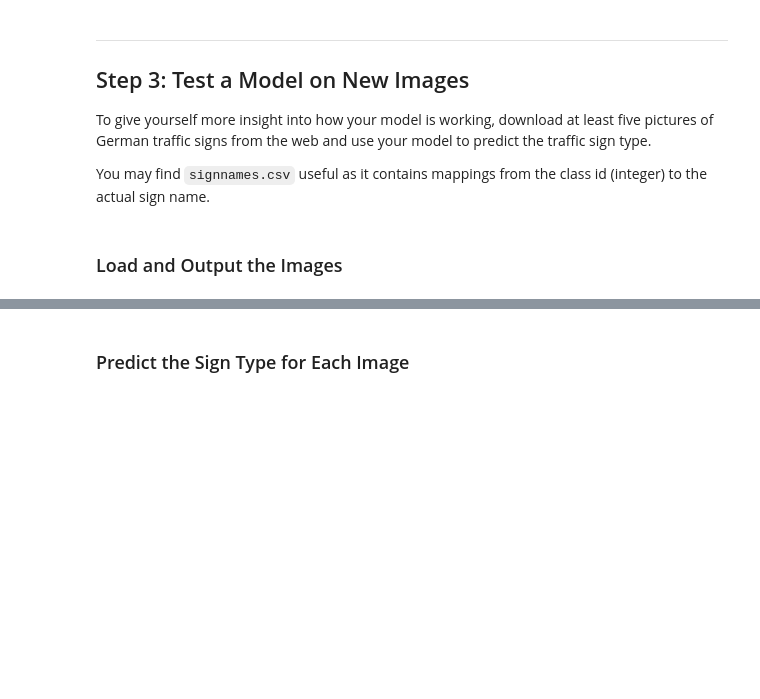
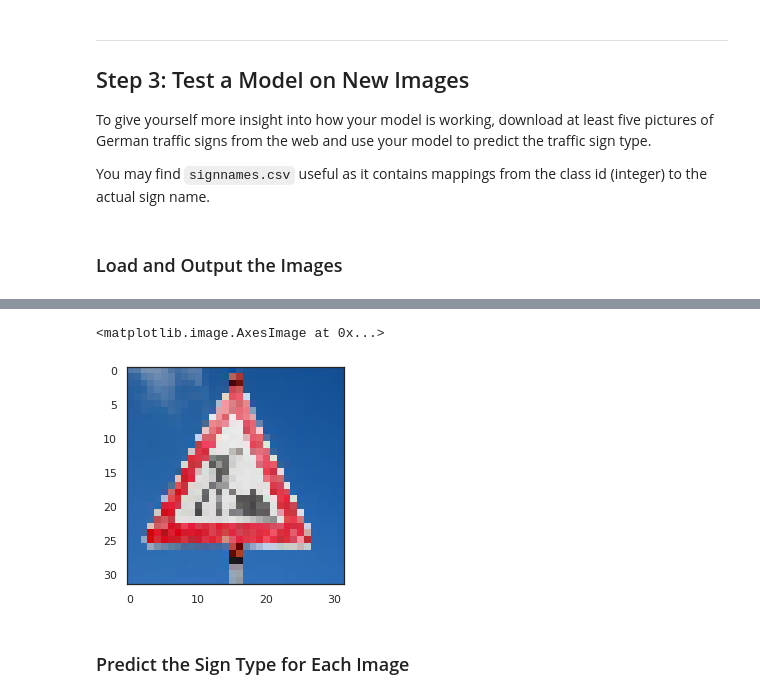
Before and after one commit to Abinaya-J/Self_Driving_Car, a Jupyter notebook: Traffic_Sign_Classifier.ipynb, the cells around one changed output, grey strips where cells are left out. Saved outputs shown, nothing was run; the diff lists cells and outputs as text; code cells hidden in the pictures; blank space fills up the shorter version.

```diff
--- a/Traffic_Sign_Classifier.ipynb
+++ b/Traffic_Sign_Classifier.ipynb
@@ -321,0 +342,6 @@ You may find `signnames.csv` useful as it contains mappings from the class id (i
+# %%
+test_images =[]
+def store_resize(fname):
+  img = mpimg.imread(fname)
+  img1 = cv2.resize(img, dsize =(32,32))
+  test_images.append(img1)
@@ -321,0 +354,5 @@ You may find `signnames.csv` useful as it contains mappings from the class id (i
+# %%
+plt.imshow(test_images[3])
+# %% [output]
+<matplotlib.image.AxesImage at 0x...>
+[figure, added]
```
Also changed, not shown: parts of 18 cells of this notebook.
